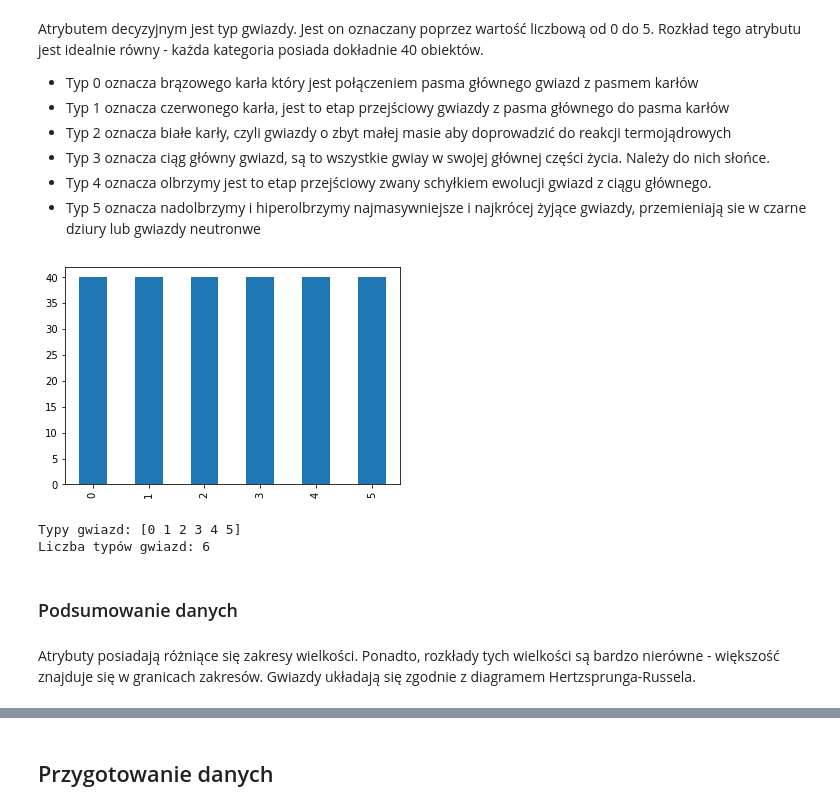
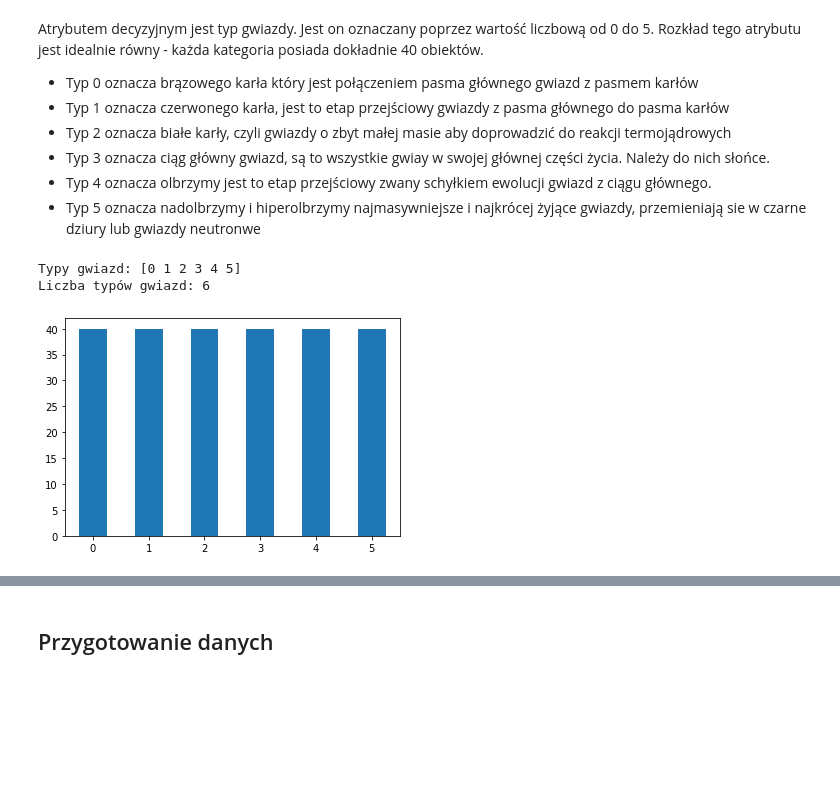
Before and after one commit to dawidbieniek/Projekt_PRiAD, a Jupyter notebook: Raport.ipynb, the cells around one changed output, grey strips where cells are left out. Cells and saved outputs as stored; diff of their text form; code cells hidden in the pictures; blank space fills up the shorter version.

Commit message:
opis przygotowania danych, klasyfikatorow & kilka wnioskow

```diff
--- a/Raport.ipynb
+++ b/Raport.ipynb
@@ -160,17 +165,11 @@ Atrybutem decyzyjnym jest typ gwiazdy. Jest on oznaczany poprzez wartość liczb
 * Typ 4 oznacza olbrzymy jest to etap przejściowy zwany schyłkiem ewolucji gwiazd z ciągu głównego.
 * Typ 5 oznacza nadolbrzymy i hiperolbrzymy najmasywniejsze i najkrócej żyjące gwiazdy, przemieniają sie w czarne dziury lub gwiazdy neutronwe
 # %%
-#sns.histplot(stars_raw['Star type'])
-stars_raw['Star type'].value_counts().plot(kind='bar')# taki wykres lepiej rozmieszcza wartości
-#fajne byloby obrocic x ticki
-plt.show()
+stars_raw['Star type'].value_counts().plot(kind='bar', rot=90)
+plt.xticks(rotation='horizontal')
 print('Typy gwiazd:', stars_raw['Star type'].unique())
 print('Liczba typów gwiazd:', len(stars_raw['Star type'].unique()))
 # %% [output]
+Typy gwiazd: [0 1 2 3 4 5]
+Liczba typów gwiazd: 6
-[figure, old version]
+[figure, new version]
-Typy gwiazd: [0 1 2 3 4 5]
-Liczba typów gwiazd: 6
-# %% [markdown]
-### Podsumowanie danych
-# %% [markdown]
-Atrybuty posiadają różniące się zakresy wielkości. Ponadto, rozkłady tych wielkości są bardzo nierówne - większość znajduje się w granicach zakresów. Gwiazdy układają się zgodnie z diagramem Hertzsprunga-Russela.
```
Also changed, not shown: parts of 32 cells of this notebook.
